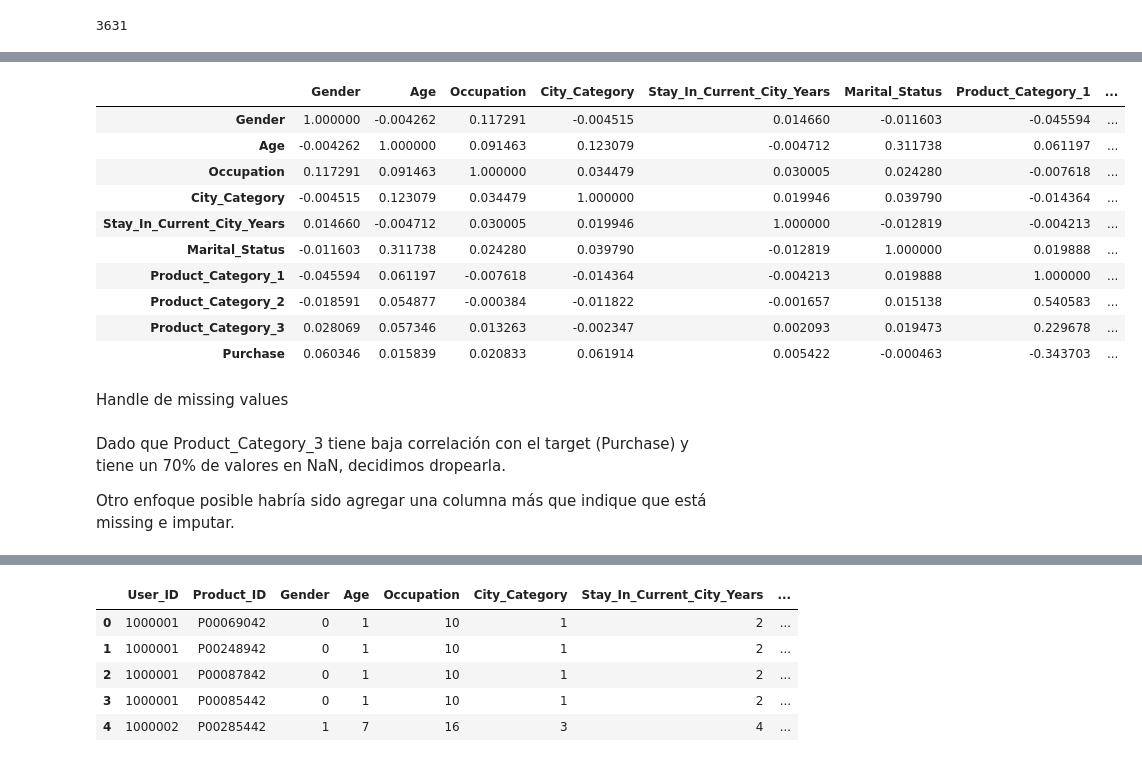
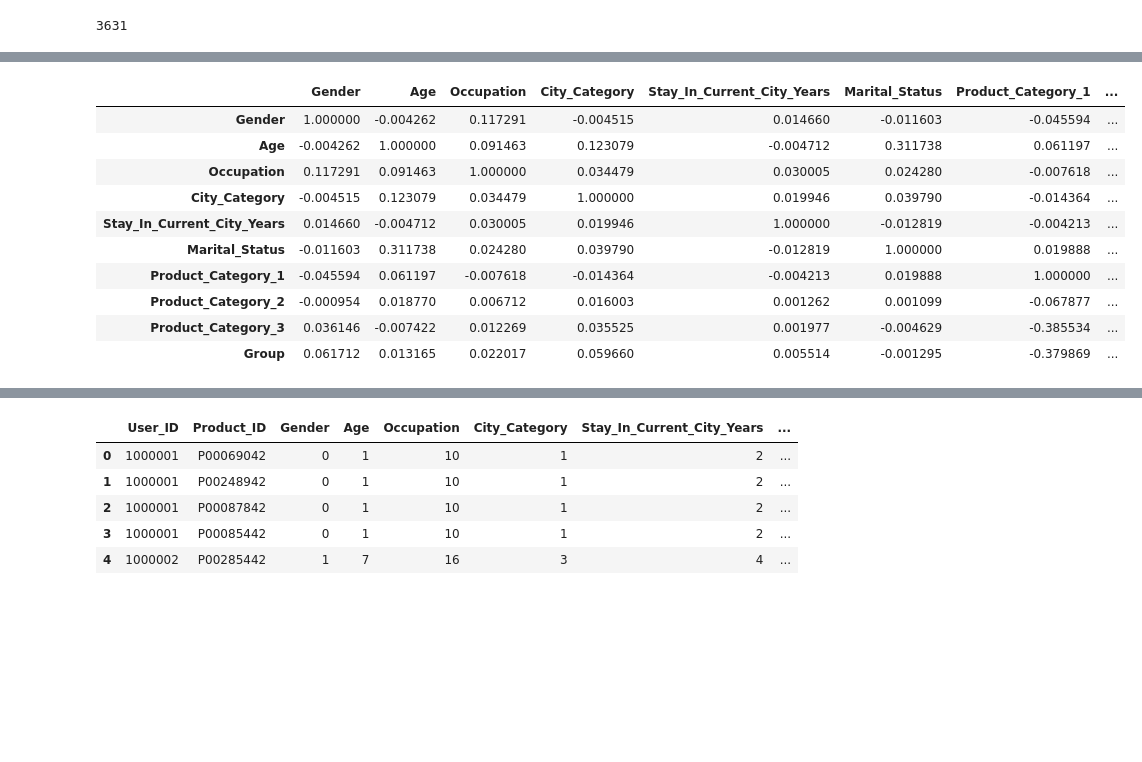
Before and after one commit to jmestanza/deep-learning, a Jupyter notebook: Mestanza-Joaquin-DL-TP Co17.ipynb, the cells around one changed output, grey strips where cells are left out. Cells and saved outputs as stored; diff of their text form; code cells hidden in the pictures; blank space fills up the shorter version.

```diff
--- a/Mestanza-Joaquin-DL-TP Co17.ipynb
+++ b/Mestanza-Joaquin-DL-TP Co17.ipynb
@@ -197,0 +180,3 @@ Podemos ver que en cuanto a null values Product_Category_2 tiene 31.56% y Produc
+# %%
+dataset_wo_missings = dataset.copy()
+dataset_wo_missings[['Product_Category_2', 'Product_Category_3']] = dataset_wo_missings[['Product_Category_2', 'Product_Category_3']].fillna(0)
@@ -258,11 +260,11 @@ left_out_vars
 Preprocesamiento
 # %%
 # Encode categorical variables
-encoded_dataset = dataset.copy()
-encoded_dataset['Gender'] =  dataset['Gender'].map({'F':0,'M':1})
-encoded_dataset['Age'] = dataset['Age'].map({'0-17':1,'18-25':2,'26-35':3,'36-45':4,'46-50':5,'51-55':6,'55+':7})
-encoded_dataset['City_Category'] = dataset['City_Category'].map({'A':1,'B':2,'C':3})
-encoded_dataset['Stay_In_Current_City_Years'] = dataset['Stay_In_Current_City_Years'].map({'0':0,'1':1,'2':2,'3':3,'4+':4})
+encoded_dataset = dataset_wo_missings.copy()
+encoded_dataset['Gender'] =  encoded_dataset['Gender'].map({'F':0,'M':1})
+encoded_dataset['Age'] = encoded_dataset['Age'].map({'0-17':1,'18-25':2,'26-35':3,'36-45':4,'46-50':5,'51-55':6,'55+':7})
+encoded_dataset['City_Category'] = encoded_dataset['City_Category'].map({'A':1,'B':2,'C':3})
+encoded_dataset['Stay_In_Current_City_Years'] = encoded_dataset['Stay_In_Current_City_Years'].map({'0':0,'1':1,'2':2,'3':3,'4+':4})
 
 encoded_dataset.head(15)
 # %% [output]
@@ -323,21 +302,31 @@ encoded_dataset[encoded_dataset["Product_ID"].isin(product_ids_cat_2)].head(10)
+# %%
+
+# 0 (gasta menos de 5000), al grupo 1 (gasta entre 5000 y 10000), al grupo 2 (gasta entre 10000 y 15000) o al grupo 3 (gasta más de 15000).
+def purchase_group(value):
+  if value < 5000:
+    return 0
+  elif value < 10000:
+    return 1
+  elif value < 15000:
+    return 2
+  else:
+    return 3
+
+new_dataset = encoded_dataset.copy()
+new_dataset['Group'] = dataset['Purchase'].apply(purchase_group)
+new_dataset = new_dataset.drop(columns=['Purchase'])
 # %%
-corr = encoded_dataset.drop(columns=['Product_ID', 'User_ID']).corr()
+corr = new_dataset.drop(columns=['Product_ID', 'User_ID']).corr()
 corr.style.background_gradient(cmap='coolwarm')
 # %% [output]
 |  | Gender | Age | Occupation | City_Category | Stay_In_Current_City_Years | Marital_Status | Product_Category_1 | ... |
 | Gender | 1.000000 | -0.004262 | 0.117291 | -0.004515 | 0.014660 | -0.011603 | -0.045594 | ... |
 | Age | -0.004262 | 1.000000 | 0.091463 | 0.123079 | -0.004712 | 0.311738 | 0.061197 | ... |
 | Occupation | 0.117291 | 0.091463 | 1.000000 | 0.034479 | 0.030005 | 0.024280 | -0.007618 | ... |
 | City_Category | -0.004515 | 0.123079 | 0.034479 | 1.000000 | 0.019946 | 0.039790 | -0.014364 | ... |
 | Stay_In_Current_City_Years | 0.014660 | -0.004712 | 0.030005 | 0.019946 | 1.000000 | -0.012819 | -0.004213 | ... |
 | Marital_Status | -0.011603 | 0.311738 | 0.024280 | 0.039790 | -0.012819 | 1.000000 | 0.019888 | ... |
 | Product_Category_1 | -0.045594 | 0.061197 | -0.007618 | -0.014364 | -0.004213 | 0.019888 | 1.000000 | ... |
-| Product_Category_2 | -0.018591 | 0.054877 | -0.000384 | -0.011822 | -0.001657 | 0.015138 | 0.540583 | ... |
-| Product_Category_3 | 0.028069 | 0.057346 | 0.013263 | -0.002347 | 0.002093 | 0.019473 | 0.229678 | ... |
-| Purchase | 0.060346 | 0.015839 | 0.020833 | 0.061914 | 0.005422 | -0.000463 | -0.343703 | ... |
+| Product_Category_2 | -0.000954 | 0.018770 | 0.006712 | 0.016003 | 0.001262 | 0.001099 | -0.067877 | ... |
+| Product_Category_3 | 0.036146 | -0.007422 | 0.012269 | 0.035525 | 0.001977 | -0.004629 | -0.385534 | ... |
+| Group | 0.061712 | 0.013165 | 0.022017 | 0.059660 | 0.005514 | -0.001295 | -0.379869 | ... |
-# %% [markdown]
-Handle de missing values
-# %% [markdown]
-Dado que Product_Category_3 tiene baja correlación con el target (Purchase) y tiene un 70% de valores en NaN, decidimos dropearla.
-
-Otro enfoque posible habría sido agregar una columna más que indique que está missing e imputar.
```
Also changed, not shown: parts of 40 cells of this notebook.
